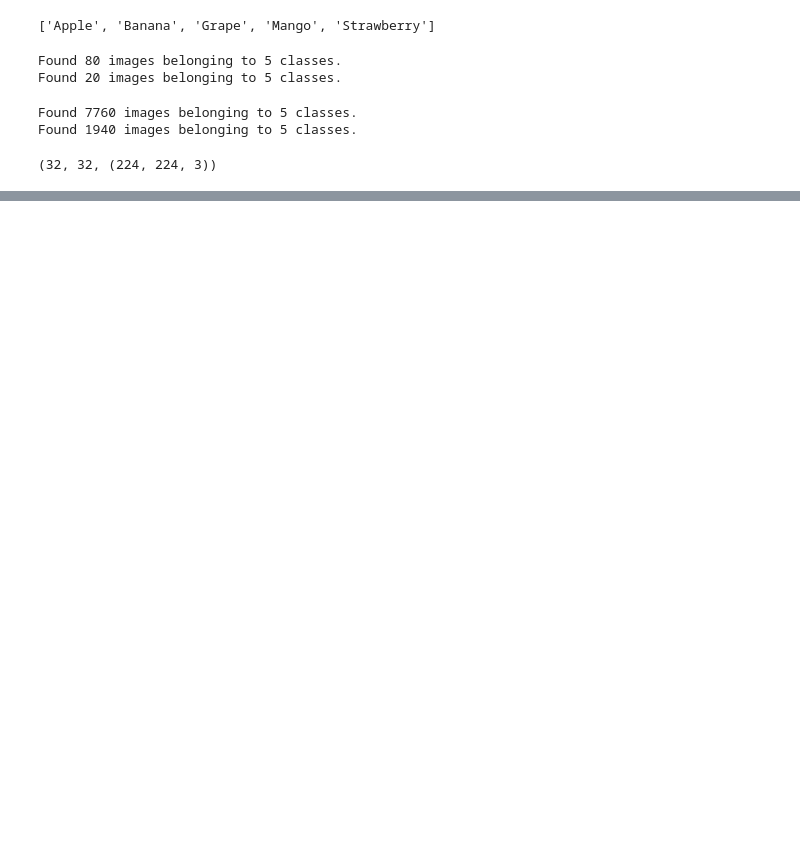
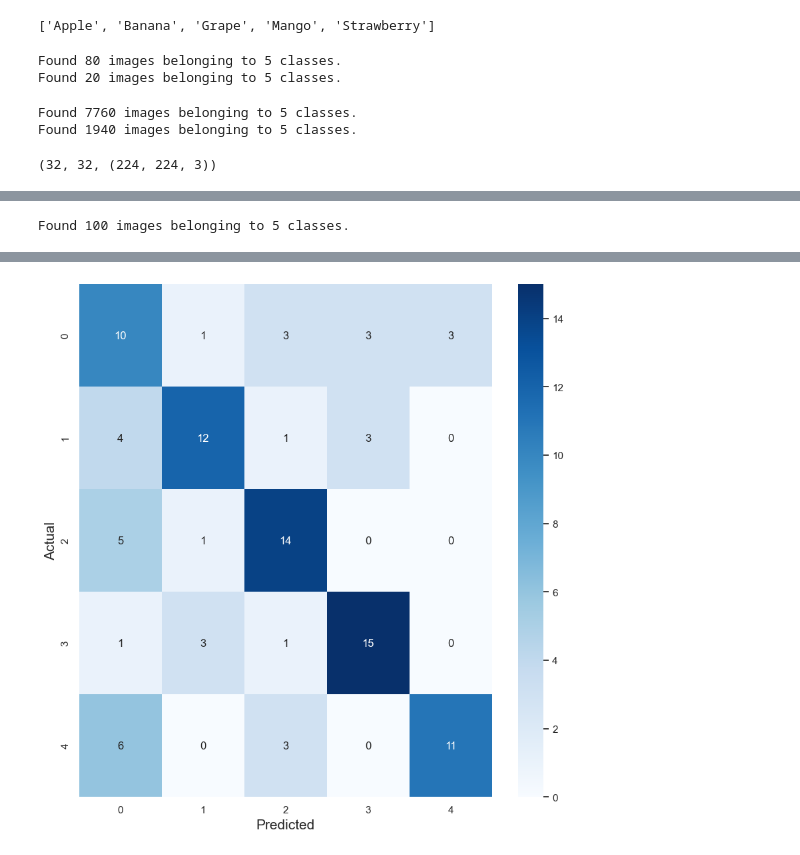
Before and after one commit to belsabbagh/fruity-eyes, a Jupyter notebook: fruits-classification.ipynb, the cells around one changed output, grey strips where cells are left out. Drawn from its saved outputs; the diff is of its cells as text; code cells hidden in the pictures; blank space fills up the shorter version.

```diff
--- a/fruits-classification.ipynb
+++ b/fruits-classification.ipynb
@@ -67,3 +30,6 @@ train_strawberry_dir = '/kaggle/input/fruits-classification/Fruits Classificatio
+# %%
+test_dir = pathlib.Path("data/raw/Fruits Classification/test")
+modelpath = "out/models/model.h5"
 # %%
 # Defining data generator withour Data Augmentation
 data_gen = ImageDataGenerator(rescale = 1/255., validation_split = 0.2)
@@ -224,3 +186,3 @@ model.save('out/models/model.h5')
 # %%
-loaded_model = tf.keras.models.load_model('out/models/model.h5')
+loaded_model: tf.keras.Model = tf.keras.models.load_model(modelpath)
 # %%
@@ -250,0 +194,26 @@ Predicted class: banana
+# %%
+
+test_images = ImageDataGenerator(rescale=1 / 255.0).flow_from_directory(
+    test_dir, target_size=(224, 224), shuffle=False, batch_size=100
+)
+
+X_test, y_test = test_images.next()
+y_test = np.argmax(y_test, axis=1)
+# %% [output]
+Found 100 images belonging to 5 classes.
+# %%
+y_pred = np.argmax(loaded_model.predict(X_test), axis=1)
+
+cmat = {i: {j: 0 for j in range(5)} for i in range(5)}
+
+for t, p in zip(y_test, y_pred):
+    cmat[t][p] += 1
+
+cmat = pd.DataFrame(cmat).T
+
+plt.figure(figsize=(10, 10))
+sns.heatmap(cmat, annot=True, cmap="Blues")
+plt.xlabel("Predicted", fontsize=15)
+plt.ylabel("Actual", fontsize=15)
+plt.show()
+# %% [output]
@@ -250,0 +221 @@ Predicted class: banana
+[figure, added]
```
Also changed, not shown: parts of 19 cells of this notebook.
